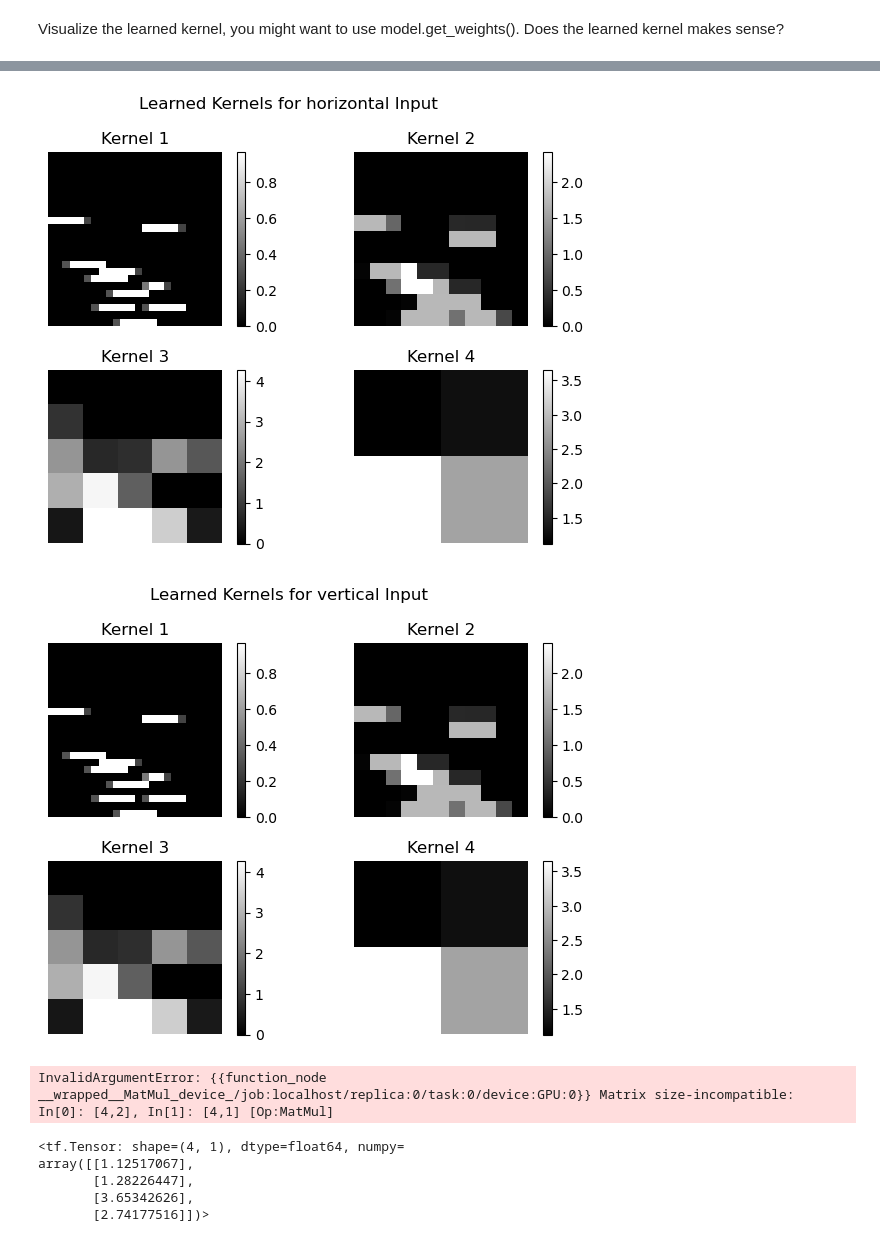
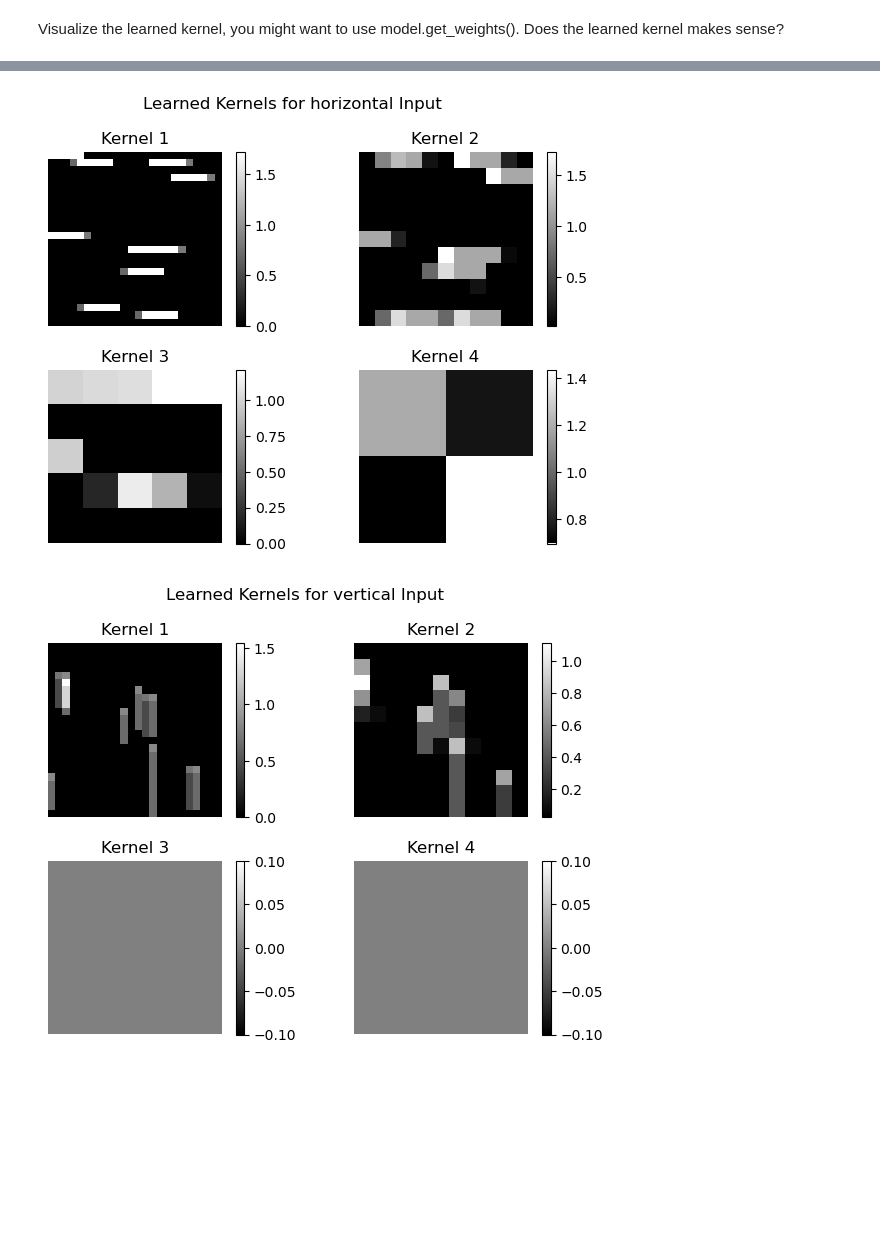
Before and after one commit to flnat/DeepLearning, a Jupyter notebook: Blatt_2/Edgelovers.ipynb, the cells around one changed output, grey strips where cells are left out. Saved outputs shown, nothing was run; the diff lists cells and outputs as text; code cells hidden in the pictures; blank space fills up the shorter version.

Commit message:
Exercise II -- Task I cleaned up -- Kernel Visualization now corrected

```diff
--- a/Blatt_2/Edgelovers.ipynb
+++ b/Blatt_2/Edgelovers.ipynb
@@ -95,5 +96,5 @@ Trainable params: 30
 Non-trainable params: 0
 _________________________________________________________________
 # %%
-model.fit(x_train, y_train, validation_data=(x_test, y_test), epochs=50)
+model.fit(x_train, y_train, validation_data=(x_test, y_test), epochs=25)
 # %% [output]
@@ -192,39 +188,25 @@ for idx, ax in enumerate(axs.flatten()):
 fig.tight_layout()
 plt.show()
 # %% [output]
-[figure, old version]
+[figure, new version]
 # %%
 example_ver = np.expand_dims(make_image(vertical=True), axis=0)
 
 layer_1_ver = tf.nn.max_pool2d(tf.nn.relu(tf.nn.conv2d(example_ver, kernels[0], [1, 1], "VALID") + biases[0]), ksize=[2, 2], strides=[2,2], padding= "VALID")
 layer_2_ver = tf.nn.max_pool2d(tf.nn.relu(tf.nn.conv2d(layer_1_ver, kernels[1], [1, 1], "VALID") + biases[1]), ksize=[2, 2], strides=[2,2], padding= "VALID")
 layer_3_ver = tf.nn.max_pool2d(tf.nn.relu(tf.nn.conv2d(layer_2_ver, kernels[2], [1, 1], "VALID") + biases[2]), ksize=[2, 2], strides=[2,2], padding= "VALID")
 layer_4_ver = tf.nn.max_pool2d(tf.nn.relu(tf.nn.conv2d(layer_3_ver, kernels[3], [1, 1], "VALID") + biases[3]), ksize=[2, 2], strides=[2,2], padding= "VALID")
 
 ver_layers = [layer_1_ver, layer_2_ver, layer_3_ver, layer_4_ver]
 
 fig, axs = plt.subplots(2, 2)
 fig.suptitle("Learned Kernels for vertical Input")
 for idx, ax in enumerate(axs.flatten()):
-    im = ax.imshow(np.squeeze(hor_layers[idx]), cmap="gray")
+    im = ax.imshow(np.squeeze(ver_layers[idx]), cmap="gray")
     ax.set_title(f"Kernel {idx + 1}")
     ax.axis("off")
     fig.colorbar(im, ax=ax)
 fig.tight_layout()
 plt.show()
 # %% [output]
-[figure, old version]
+[figure, new version]
-# %%
-flatt_hor = tf.reshape(layer_4_hor, (-1, 1))
-
-tf.nn.sigmoid(tf.matmul(output_weights, flatt_hor) + tf.constant(biases[-1], dtype = "float64"))
-# %% [output]
-InvalidArgumentError: {{function_node __wrapped__MatMul_device_/job:localhost/replica:0/task:0/device:GPU:0}} Matrix size-incompatible: In[0]: [4,2], In[1]: [4,1] [Op:MatMul]
-# %%
-flatt_hor
-# %% [output]
-<tf.Tensor: shape=(4, 1), dtype=float64, numpy=
-array([[1.12517067],
-       [1.28226447],
-       [3.65342626],
-       [2.74177516]])>
```
Also changed, not shown: parts of 9 cells of this notebook.
